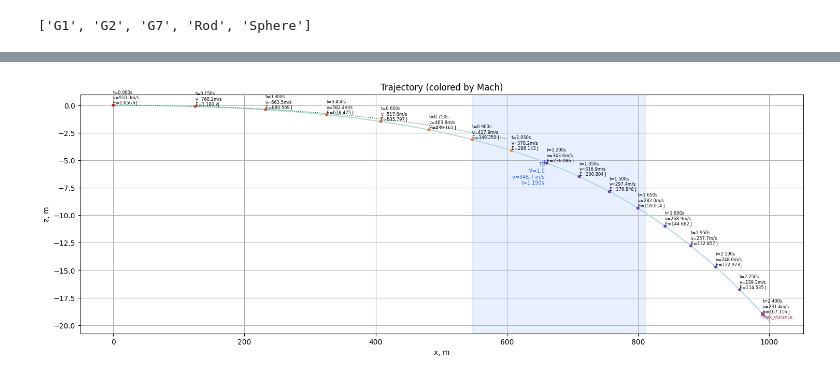
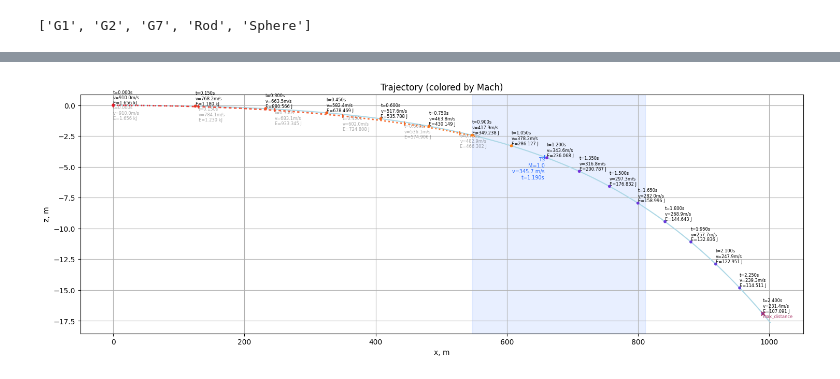
Before and after one commit to indigobx/yip-ballistics-v2, a Jupyter notebook: ballistics.ipynb, the cells around one changed output, grey strips where cells are left out. Saved outputs shown, nothing was run; the diff lists cells and outputs as text; code cells hidden in the pictures.

Commit message:
display, sample

```diff
--- a/ballistics.ipynb
+++ b/ballistics.ipynb
@@ -138,9 +139,15 @@ init_drag_tables(tables)
 available_drag_models()
 # %% [output]
 ['G1', 'G2', 'G7', 'Rod', 'Sphere']
+# %%
+six = ProjectileSixDof.from_dict(load_yaml(Path('sample/m855_6dof.yaml')))
 # %%
 gravity = 9.79342  # Houston, TX
-solver_config = SolverConfig(dt_s=0.01)
+solver_config = SolverConfig(
+  dt_s=0.01,
+  six_dof_force_scale=0.2,
+  six_dof_aoa_limit_rad=0.02
+)
 # %%
 res = solve_scenario_external_ballistics_only(
   scenario=scenario,
@@ -149,12 +156,14 @@ res = solve_scenario_external_ballistics_only(
   medium=medium,
   gravity_mps2=gravity,
   config=solver_config,
+  six_dof=six
 )
 # %%
 sample = interpolate_trajectory(
   data_file='sample/m855_62gr.csv',
-  sample_by='distance',
-  sample_number=32
+  sample_by='time',
+  sample_number=80+1,
+  stop=0.8
 )
 sample
 # %% [output]
@@ -201,13 +206,6 @@ y = res.trajectory['z_m']
 ax.plot(
   x, y,
   c='lightblue'
-)
-ax.plot(
-  sample['x_m'], sample['z_m'],
-  c='green',
-  ls=':',
-  lw=1,
-  alpha=1.0
 )
 step = 15
 df = res.trajectory.iloc[::step].reset_index(drop=True)
@@ -266,32 +264,97 @@ if ts_idx is not None:
 ax.axvspan(
   res.trajectory.loc[mach_full > 1.2, 'x_m'].max(),
   res.trajectory.loc[mach_full < 0.8, 'x_m'].min(),
   color='#26f',
   alpha=0.1,
   zorder=0,
 )
 
 last_x, last_y = df.iloc[-1][['x_m', 'z_m']]
 ax.scatter(
   [last_x], [last_y],
   s=30,
   c='#a36',
   marker='x',
   zorder=20
 )
 ax.text(
   last_x, last_y,
   res.meta.stop_reason,
   fontsize=6,
   c='#a36',
   ha='left',
   va='top'
 )
+
+# --- эталон: цветная пунктирная линия + редкие точки + подписи ---
+speed_of_sound = float(getattr(medium, 'speed_of_sound_m_s', 343.26))
+m_proj_kg = float(ammo.projectile.mass_kg)
+
+sample = sample.copy()
+sample['mach'] = sample['speed_mps'] / max(speed_of_sound, 1e-9)
+sample['energy_j'] = 0.5 * m_proj_kg * sample['speed_mps'] ** 2
+
+sx = sample['x_m'].to_numpy(dtype=np.float64)
+sz = sample['z_m'].to_numpy(dtype=np.float64)
+smach = sample['mach'].to_numpy(dtype=np.float64)
+
+# --- 1) Пунктирная линия эталона (по всем точкам) ---
+for i in range(len(sample) - 1):
+  m_seg = 0.5 * (smach[i] + smach[i + 1])
+  ax.plot(
+    [sx[i], sx[i + 1]],
+    [sz[i], sz[i + 1]],
+    c=mach_to_color(float(m_seg)),
+    ls=':',
+    lw=2,
+    alpha=0.9,
+    zorder=5,
+  )
+
+# --- 2) Редкие точки эталона ---
+sample_step = 15  # <-- ВОТ ОН, общий шаг для точек и подписей
+
+sx_s = sx[::sample_step]
+sz_s = sz[::sample_step]
+smach_s = smach[::sample_step]
+
+s_colors = [mach_to_color(float(m)) for m in smach_s]
+
+ax.scatter(
+  sx_s, sz_s,
+  s=32,
+  c=s_colors,
+  marker='|',
+  edgecolors='none',
+  alpha=0.9,
+  zorder=6,
+)
+
+# --- 3) Подписи эталона (те же точки) ---
+for i in range(0, len(sample), sample_step):
+  t_s = float(sample.loc[i, 't_s'])
+  v = float(sample.loc[i, 'speed_mps'])
+  e = float(sample.loc[i, 'energy_j'])
+
+  label = f"t={t_s:.3f}s\nv={v:.1f}m/s\nE={fmt_energy_j(e)}"
+
+  ax.text(
+    sample.loc[i, 'x_m'],
+    sample.loc[i, 'z_m'],
+    label,
+    fontsize=6,
+    ha='left',
+    va='top',
+    color='black',
+    alpha=0.35,
+    zorder=4,
+  )
+
 ax.set_xlabel('x, m')
 ax.set_ylabel('z, m')
 ax.set_title('Trajectory (colored by Mach)')
 ax.grid(True)
 # ax.set_aspect('equal', adjustable='box')
 # %% [output]
-[figure, old version]
+[figure, new version]
 # %%
```
Also changed, not shown: parts of 4 cells of this notebook, 2 other files.
